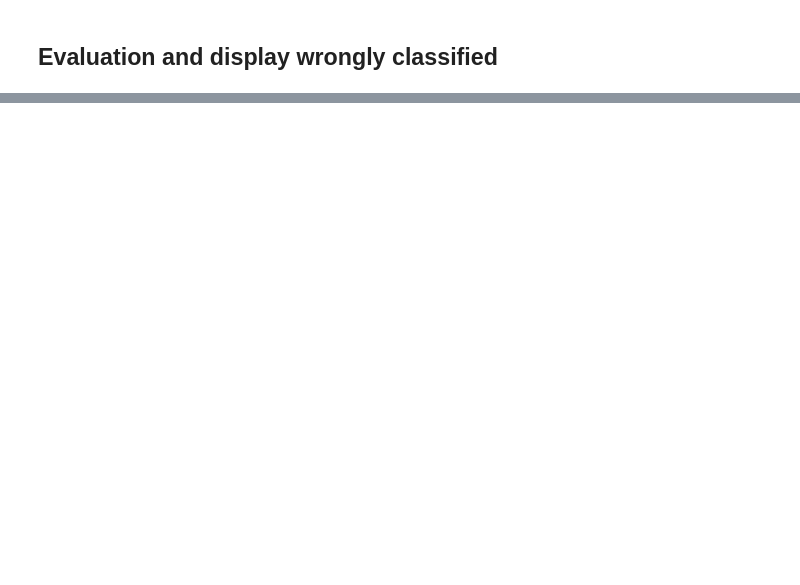
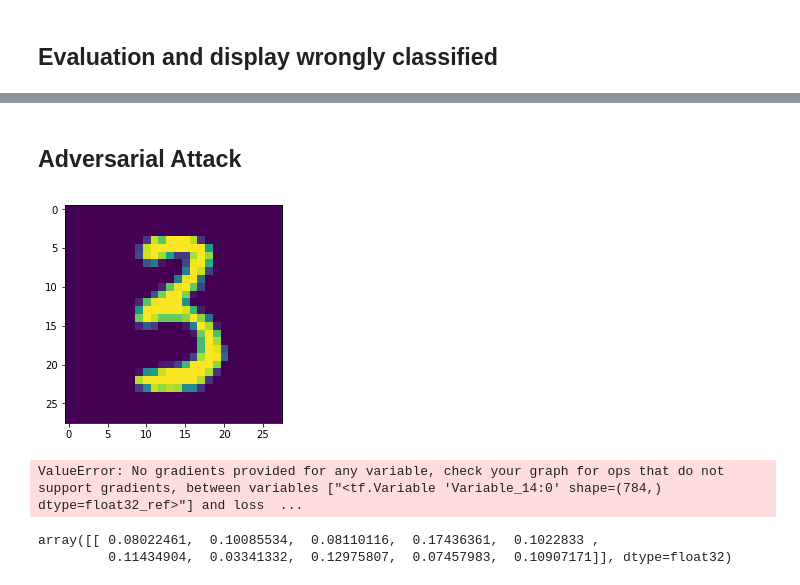
Before and after one commit to hutec/UncertaintyNN, a Jupyter notebook: notebooks/MNIST Evaluation.ipynb, the cells around one changed output, grey strips where cells are left out. Cells and saved outputs as stored; diff of their text form; code cells hidden in the pictures; blank space fills up the shorter version.

Commit message:
Weak adversarial attack on MNIST model

```diff
--- a/notebooks/MNIST Evaluation.ipynb
+++ b/notebooks/MNIST Evaluation.ipynb
@@ -135,0 +159,39 @@ Predicted: 3
+# %% [markdown]
+## Adversarial Attack
+# %%
+x_test = mnist.test.images
+# %%
+img = x_test[0]  # example image to be modified
+show(img)
+# %% [output]
+[figure, added]
+# %%
+x_hat = tf.Variable(tf.zeros((784))) # trainable image
+x = tf.placeholder(tf.float32, 784) # the image will be fed into this placeholder
+dropout_rate = tf.placeholder(tf.float32)
+
+assign_op = tf.assign(x_hat, x)  # x_hat <- x
+
+logits, probs = mnist_model.dropout_cnn_mnist_model(x_hat, dropout_rate)
+# load trained weights for this model, as newly created model is untrained
+
+y_hat = tf.placeholder(tf.int32, ())
+labels = tf.one_hot(y_hat, 10)
+loss = tf.nn.softmax_cross_entropy_with_logits(logits=logits, labels=[labels])
+
+optim_step = tf.train.GradientDescentOptimizer(learning_rate).minimize(loss, var_list=[x_hat])
+epsilon = tf.placeholder(tf.float32, ())
+
+below = x - epsilon
+above = x + epsilon
+projected = tf.clip_by_value(tf.clip_by_value(x_hat, below, above), 0, 1)
+with tf.control_dependencies([projected]):
+    project_step = tf.assign(x_hat, projected)
+# %% [output]
+ValueError: No gradients provided for any variable, check your graph for ops that do not support gradients, between variables ["<tf.Variable 'Variable_14:0' shape=(784,) dtype=float32_ref>"] and loss  ...
+# %%
+sess.run(class_prob, feed_dict={
+        x_data: img.reshape(-1, 784), dropout_rate_data: 0.5})
+# %% [output]
+array([[ 0.08022461,  0.10085534,  0.08110116,  0.17436361,  0.1022833 ,
+         0.11434904,  0.03341332,  0.12975807,  0.07457983,  0.10907171]], dtype=float32)
```
Also changed, not shown: parts of 7 cells of this notebook, 2 other files.
